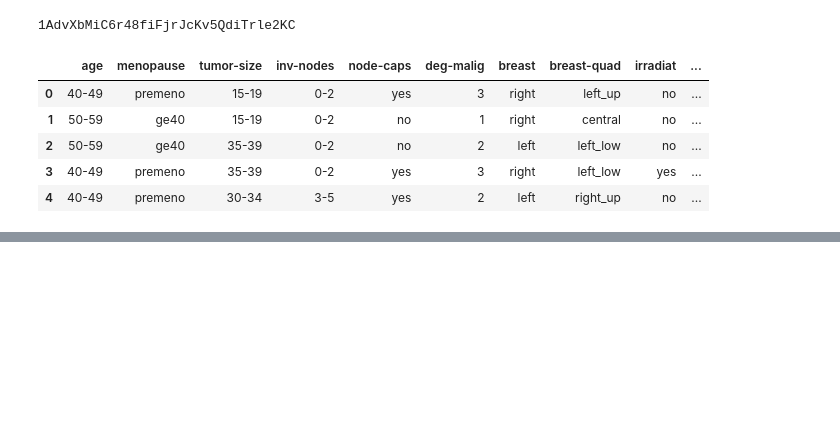
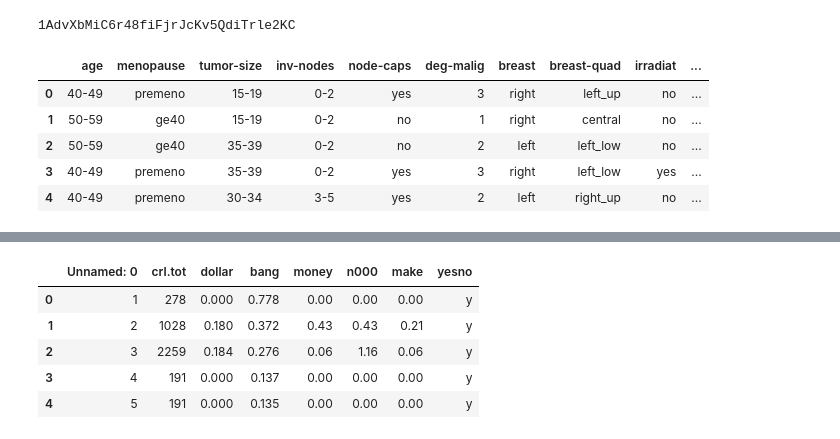
Before and after one commit to rohanmandhanya/DataScience-on-colab, a Jupyter notebook: import_file.ipynb, the cells around one changed output, grey strips where cells are left out. Saved outputs shown, nothing was run; the diff lists cells and outputs as text; code cells hidden in the pictures; blank space fills up the shorter version.

Commit message:
Update in the Import File. New option for importing the data

```diff
--- a/import_file.ipynb
+++ b/import_file.ipynb
@@ -92,0 +110,10 @@ df2 = pd.read_csv(io.BytesIO(uploaded['Filename.csv']))
+# %%
+my_data = pd.read_csv("spam.csv", delimiter=",")
+my_data[0:5]
+# %% [output]
+|  | Unnamed: 0 | crl.tot | dollar | bang | money | n000 | make | yesno |
+| 0 | 1 | 278 | 0.000 | 0.778 | 0.00 | 0.00 | 0.00 | y |
+| 1 | 2 | 1028 | 0.180 | 0.372 | 0.43 | 0.43 | 0.21 | y |
+| 2 | 3 | 2259 | 0.184 | 0.276 | 0.06 | 1.16 | 0.06 | y |
+| 3 | 4 | 191 | 0.000 | 0.137 | 0.00 | 0.00 | 0.00 | y |
+| 4 | 5 | 191 | 0.000 | 0.135 | 0.00 | 0.00 | 0.00 | y |
```
Also changed, not shown: parts of 4 cells of this notebook.
